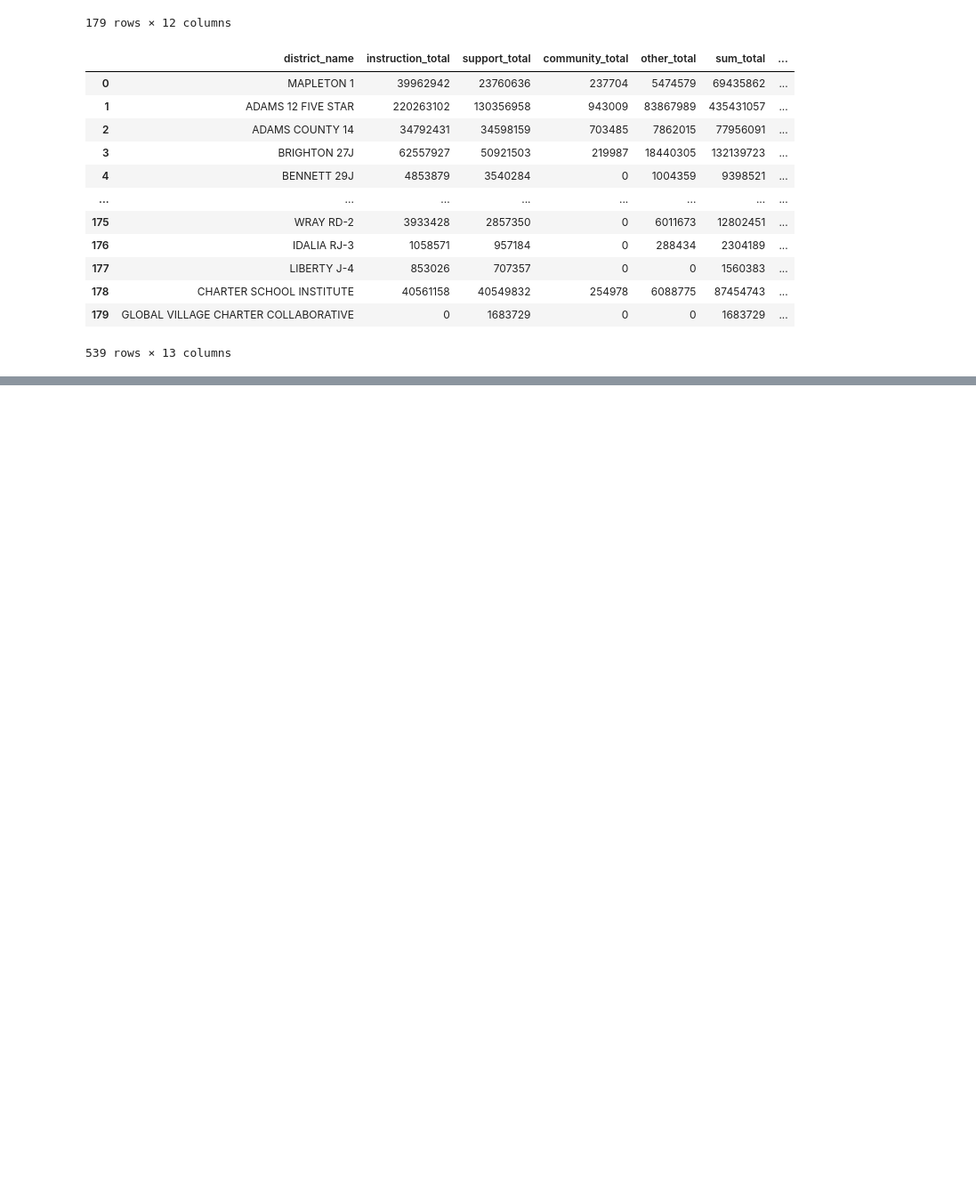
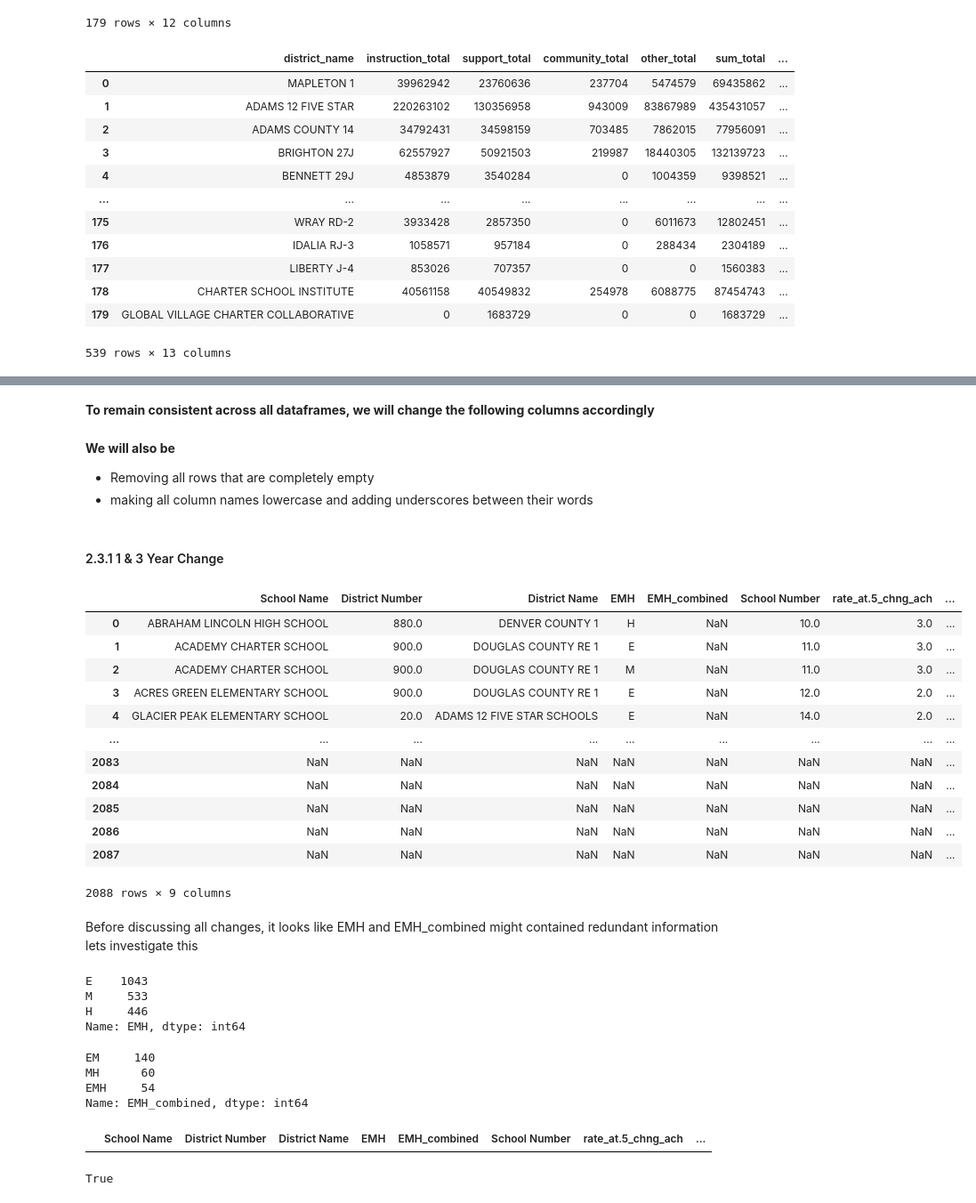
Before and after one commit to clewis53/CaeleyLewis-Capstone2-StoryOfColoradoEducation, a Jupyter notebook: notebooks/0.1-data-wrangling.ipynb, the cells around one changed output, grey strips where cells are left out. Shown: that part at 89% size. Cells and saved outputs as stored; diff of their text form; code cells hidden in the pictures; blank space fills up the shorter version.

```diff
--- a/notebooks/0.1-data-wrangling.ipynb
+++ b/notebooks/0.1-data-wrangling.ipynb
@@ -308,0 +332,2 @@ pd.read_csv(interim_filepath + 'expenditures_tall.csv', index_col=0)
+# %% [markdown]
+__To remain consistent across all dataframes, we will change the following columns accordingly__
@@ -308,0 +339,53 @@ pd.read_csv(interim_filepath + 'expenditures_tall.csv', index_col=0)
+# %% [markdown]
+__We will also be__
+* Removing all rows that are completely empty
+* making all column names lowercase and adding underscores between their words
+# %% [markdown]
+#### 2.3.1 1 & 3 Year Change <a id="make-1-3-year-change"></a>
+# %%
+kaggle_change = pd.read_csv('../data/raw/kaggle/2010_1YR_3YR_change.csv')
+kaggle_change
+# %% [output]
+|  | School Name | District Number | District Name | EMH | EMH_combined | School Number | rate_at.5_chng_ach | ... |
+| 0 | ABRAHAM LINCOLN HIGH SCHOOL | 880.0 | DENVER COUNTY 1 | H | NaN | 10.0 | 3.0 | ... |
+| 1 | ACADEMY CHARTER SCHOOL | 900.0 | DOUGLAS COUNTY RE 1 | E | NaN | 11.0 | 3.0 | ... |
+| 2 | ACADEMY CHARTER SCHOOL | 900.0 | DOUGLAS COUNTY RE 1 | M | NaN | 11.0 | 3.0 | ... |
+| 3 | ACRES GREEN ELEMENTARY SCHOOL | 900.0 | DOUGLAS COUNTY RE 1 | E | NaN | 12.0 | 2.0 | ... |
+| 4 | GLACIER PEAK ELEMENTARY SCHOOL | 20.0 | ADAMS 12 FIVE STAR SCHOOLS | E | NaN | 14.0 | 2.0 | ... |
+| ... | ... | ... | ... | ... | ... | ... | ... | ... |
+| 2083 | NaN | NaN | NaN | NaN | NaN | NaN | NaN | ... |
+| 2084 | NaN | NaN | NaN | NaN | NaN | NaN | NaN | ... |
+| 2085 | NaN | NaN | NaN | NaN | NaN | NaN | NaN | ... |
+| 2086 | NaN | NaN | NaN | NaN | NaN | NaN | NaN | ... |
+| 2087 | NaN | NaN | NaN | NaN | NaN | NaN | NaN | ... |
+2088 rows × 9 columns
+# %% [markdown]
+Before discussing all changes, it looks like EMH and EMH_combined might contained redundant information lets investigate this
+# %%
+kaggle_change['EMH'].value_counts()
+# %% [output]
+E    1043
+M     533
+H     446
+Name: EMH, dtype: int64
+# %%
+kaggle_change['EMH_combined'].value_counts()
+# %% [output]
+EM     140
+MH      60
+EMH     54
+Name: EMH_combined, dtype: int64
+# %%
+# Check if there are any times were EMH_combined exists and EMH doesn't exist
+kaggle_change[(kaggle_change['EMH'].isna()) & ~(kaggle_change['EMH_combined'].isna())]
+# %% [output]
+|  | School Name | District Number | District Name | EMH | EMH_combined | School Number | rate_at.5_chng_ach | ... |
+# %%
+# Create dataframes for where we know EMH and EMH_combined exists
+both_values = kaggle_change[~(kaggle_change['EMH'].isna()) & ~(kaggle_change['EMH_combined'].isna())]
+# And where we only know EMH_combined exists
+emh_combined = kaggle_change[~(kaggle_change['EMH_combined'].isna())]
+# Then check their equality
+both_values.equals(emh_combined)
+# %% [output]
+True
```
Also changed, not shown: parts of 38 cells of this notebook, 1 other file.
